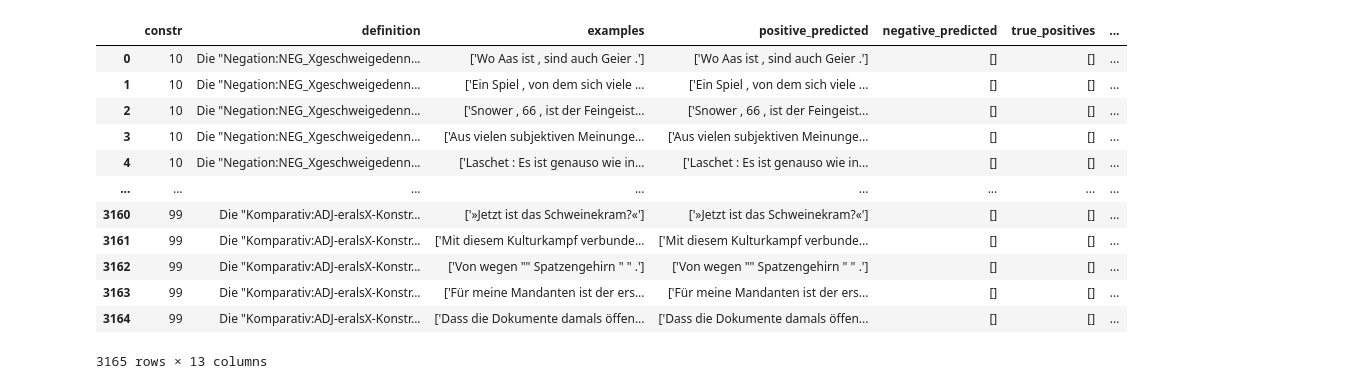
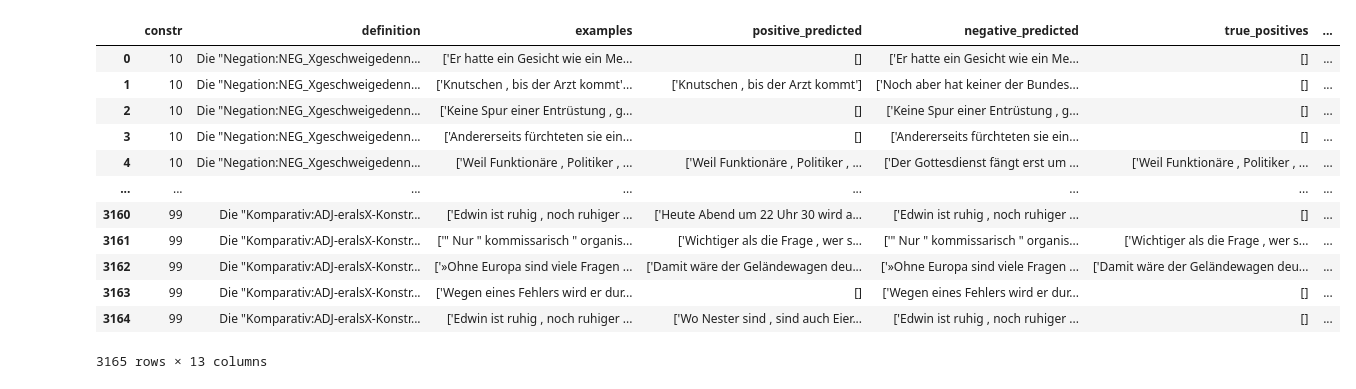
Before and after one commit to TiMauzi/llm-x-cxg, a Jupyter notebook: src/eval/eval_bert.ipynb, the cells around one changed output. Saved outputs shown, nothing was run; the diff lists cells and outputs as text; code cells hidden in the pictures.

```diff
--- a/src/eval/eval_bert.ipynb
+++ b/src/eval/eval_bert.ipynb
@@ -22,20 +25,20 @@ for suffix_1 in suffixes_1:
             subset_dataframes[(num_true, num_false)] = df
         dataframes[(suffix_1, suffix_2)] = subset_dataframes
 # %%
-dataframes[("", "")][(0, 1)]
+dataframes[("", "")][(1, 1)]
 # %% [output]
 |  | constr | definition | examples | positive_predicted | negative_predicted | true_positives | ... |
-| 0 | 10 | Die "Negation:NEG_Xgeschweigedenn... | ['Wo Aas ist , sind auch Geier .'] | ['Wo Aas ist , sind auch Geier .'] | [] | [] | ... |
-| 1 | 10 | Die "Negation:NEG_Xgeschweigedenn... | ['Ein Spiel , von dem sich viele ... | ['Ein Spiel , von dem sich viele ... | [] | [] | ... |
-| 2 | 10 | Die "Negation:NEG_Xgeschweigedenn... | ['Snower , 66 , ist der Feingeist... | ['Snower , 66 , ist der Feingeist... | [] | [] | ... |
-| 3 | 10 | Die "Negation:NEG_Xgeschweigedenn... | ['Aus vielen subjektiven Meinunge... | ['Aus vielen subjektiven Meinunge... | [] | [] | ... |
-| 4 | 10 | Die "Negation:NEG_Xgeschweigedenn... | ['Laschet : Es ist genauso wie in... | ['Laschet : Es ist genauso wie in... | [] | [] | ... |
+| 0 | 10 | Die "Negation:NEG_Xgeschweigedenn... | ['Er hatte ein Gesicht wie ein Me... | [] | ['Er hatte ein Gesicht wie ein Me... | [] | ... |
+| 1 | 10 | Die "Negation:NEG_Xgeschweigedenn... | ['Knutschen , bis der Arzt kommt'... | ['Knutschen , bis der Arzt kommt'] | ['Noch aber hat keiner der Bundes... | [] | ... |
+| 2 | 10 | Die "Negation:NEG_Xgeschweigedenn... | ['Keine Spur einer Entrüstung , g... | [] | ['Keine Spur einer Entrüstung , g... | [] | ... |
+| 3 | 10 | Die "Negation:NEG_Xgeschweigedenn... | ['Andererseits fürchteten sie ein... | [] | ['Andererseits fürchteten sie ein... | [] | ... |
+| 4 | 10 | Die "Negation:NEG_Xgeschweigedenn... | ['Weil Funktionäre , Politiker , ... | ['Weil Funktionäre , Politiker , ... | ['Der Gottesdienst fängt erst um ... | ['Weil Funktionäre , Politiker , ... | ... |
 | ... | ... | ... | ... | ... | ... | ... | ... |
-| 3160 | 99 | Die "Komparativ:ADJ-eralsX-Konstr... | ['»Jetzt ist das Schweinekram?«'] | ['»Jetzt ist das Schweinekram?«'] | [] | [] | ... |
-| 3161 | 99 | Die "Komparativ:ADJ-eralsX-Konstr... | ['Mit diesem Kulturkampf verbunde... | ['Mit diesem Kulturkampf verbunde... | [] | [] | ... |
-| 3162 | 99 | Die "Komparativ:ADJ-eralsX-Konstr... | ['Von wegen "" Spatzengehirn " " .'] | ['Von wegen "" Spatzengehirn " " .'] | [] | [] | ... |
-| 3163 | 99 | Die "Komparativ:ADJ-eralsX-Konstr... | ['Für meine Mandanten ist der ers... | ['Für meine Mandanten ist der ers... | [] | [] | ... |
-| 3164 | 99 | Die "Komparativ:ADJ-eralsX-Konstr... | ['Dass die Dokumente damals öffen... | ['Dass die Dokumente damals öffen... | [] | [] | ... |
+| 3160 | 99 | Die "Komparativ:ADJ-eralsX-Konstr... | ['Edwin ist ruhig , noch ruhiger ... | ['Heute Abend um 22 Uhr 30 wird a... | ['Edwin ist ruhig , noch ruhiger ... | [] | ... |
+| 3161 | 99 | Die "Komparativ:ADJ-eralsX-Konstr... | ['" Nur " kommissarisch " organis... | ['Wichtiger als die Frage , wer s... | ['" Nur " kommissarisch " organis... | ['Wichtiger als die Frage , wer s... | ... |
+| 3162 | 99 | Die "Komparativ:ADJ-eralsX-Konstr... | ['»Ohne Europa sind viele Fragen ... | ['Damit wäre der Geländewagen deu... | ['»Ohne Europa sind viele Fragen ... | ['Damit wäre der Geländewagen deu... | ... |
+| 3163 | 99 | Die "Komparativ:ADJ-eralsX-Konstr... | ['Wegen eines Fehlers wird er dur... | [] | ['Wegen eines Fehlers wird er dur... | [] | ... |
+| 3164 | 99 | Die "Komparativ:ADJ-eralsX-Konstr... | ['Edwin ist ruhig , noch ruhiger ... | ['Wo Nester sind , sind auch Eier... | ['Edwin ist ruhig , noch ruhiger ... | [] | ... |
 3165 rows × 13 columns
 # %%
 colors_accuracy = "Blues"
```
Also changed, not shown: parts of 2 cells of this notebook.
